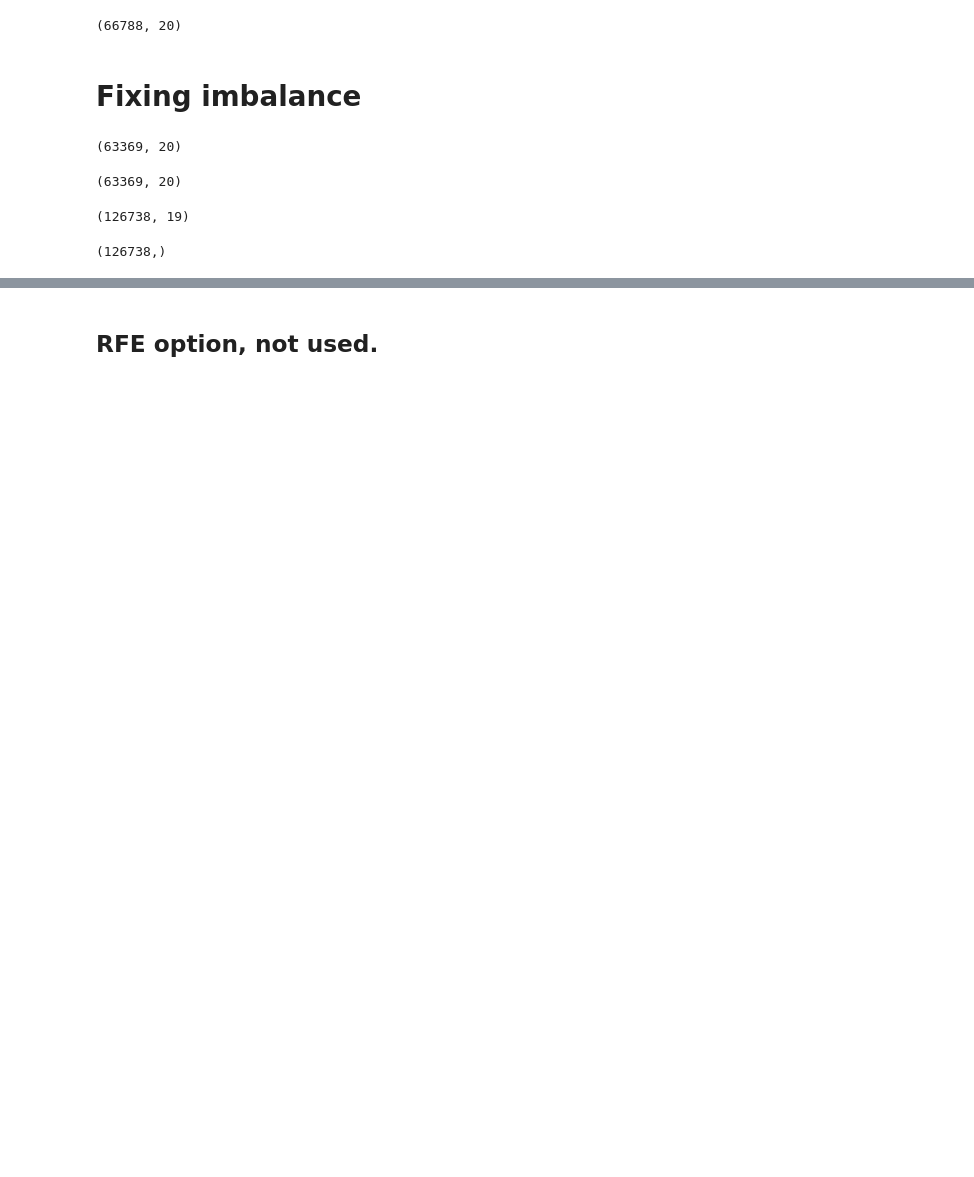
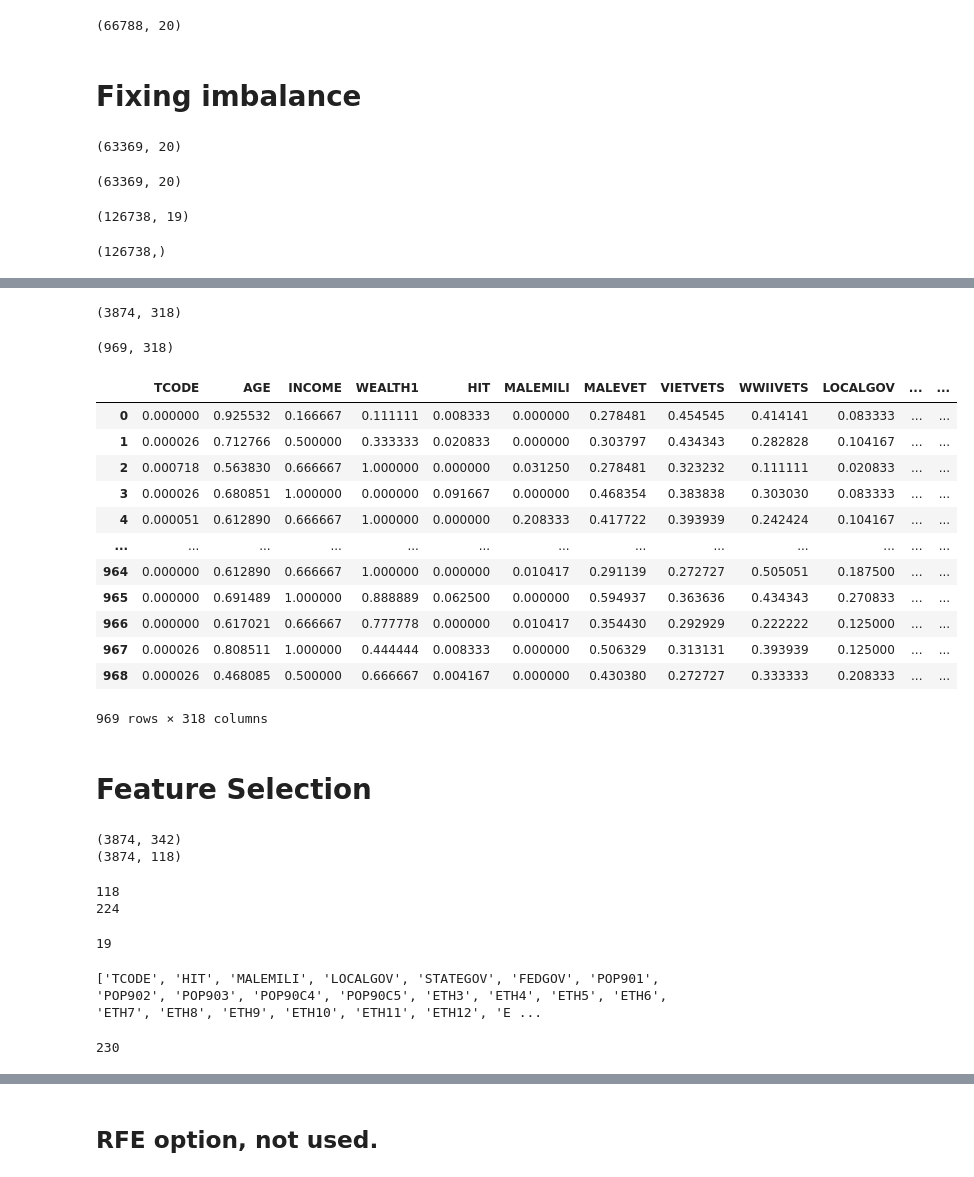
Before and after one commit to erin-berardi/Erin_dataV2-labs, a Jupyter notebook: Week_7_Full_notebook_random-forrest_solution.ipynb, the cells around one changed output, grey strips where cells are left out. Drawn from its saved outputs; the diff is of its cells as text; code cells hidden in the pictures; blank space fills up the shorter version.

```diff
--- a/Week_7_Full_notebook_random-forrest_solution.ipynb
+++ b/Week_7_Full_notebook_random-forrest_solution.ipynb
@@ -697,0 +721,7 @@ We can clearly conclude that it's in the best interest of Healthcare 4 All to ha
+# %%
+X_train1, X_test1, y_train1, y_test1 = train_test_split(X_D, y_D, test_size=0.2, random_state=42)
+# %%
+X_train_cat1 = X_train1.select_dtypes(include = object)
+X_train_num1 =X_train1.select_dtypes(include = np.number)
+X_test_cat1 = X_test1.select_dtypes(include = object)
+X_test_num1 =X_test1.select_dtypes(include = np.number)
@@ -697,0 +772,31 @@ We can clearly conclude that it's in the best interest of Healthcare 4 All to ha
+# %%
+transformer = MinMaxScaler().fit(X_train_num1)
+X_train_num_norm1 = transformer.transform(X_train_num1)
+print(X_train_num_norm1.shape)
+X_train_num_scale1 = pd.DataFrame(X_train_num_norm1, index = X_train_num1.index, columns=X_train_num1.columns)
+X_train_num_scale1.head()
+X_train_num_scale1.reset_index(drop = True, inplace = True)
+# %% [output]
+(3874, 318)
+# %%
+X_test_num_norm1 = transformer.transform(X_test_num1)
+print(X_test_num_norm1.shape)
+X_test_num_scale1 = pd.DataFrame(X_test_num_norm1, index = X_test_num1.index, columns=X_test_num1.columns)
+X_test_num_scale1.head()
+X_test_num_scale1.reset_index(drop = True, inplace=True)
+X_test_num_scale1
+# %% [output]
+(969, 318)
+|  | TCODE | AGE | INCOME | WEALTH1 | HIT | MALEMILI | MALEVET | VIETVETS | WWIIVETS | LOCALGOV | ... | ... |
+| 0 | 0.000000 | 0.925532 | 0.166667 | 0.111111 | 0.008333 | 0.000000 | 0.278481 | 0.454545 | 0.414141 | 0.083333 | ... | ... |
+| 1 | 0.000026 | 0.712766 | 0.500000 | 0.333333 | 0.020833 | 0.000000 | 0.303797 | 0.434343 | 0.282828 | 0.104167 | ... | ... |
+| 2 | 0.000718 | 0.563830 | 0.666667 | 1.000000 | 0.000000 | 0.031250 | 0.278481 | 0.323232 | 0.111111 | 0.020833 | ... | ... |
+| 3 | 0.000026 | 0.680851 | 1.000000 | 0.000000 | 0.091667 | 0.000000 | 0.468354 | 0.383838 | 0.303030 | 0.083333 | ... | ... |
+| 4 | 0.000051 | 0.612890 | 0.666667 | 1.000000 | 0.000000 | 0.208333 | 0.417722 | 0.393939 | 0.242424 | 0.104167 | ... | ... |
+| ... | ... | ... | ... | ... | ... | ... | ... | ... | ... | ... | ... | ... |
+| 964 | 0.000000 | 0.612890 | 0.666667 | 1.000000 | 0.000000 | 0.010417 | 0.291139 | 0.272727 | 0.505051 | 0.187500 | ... | ... |
+| 965 | 0.000000 | 0.691489 | 1.000000 | 0.888889 | 0.062500 | 0.000000 | 0.594937 | 0.363636 | 0.434343 | 0.270833 | ... | ... |
+| 966 | 0.000000 | 0.617021 | 0.666667 | 0.777778 | 0.000000 | 0.010417 | 0.354430 | 0.292929 | 0.222222 | 0.125000 | ... | ... |
+| 967 | 0.000026 | 0.808511 | 1.000000 | 0.444444 | 0.008333 | 0.000000 | 0.506329 | 0.313131 | 0.393939 | 0.125000 | ... | ... |
+| 968 | 0.000026 | 0.468085 | 0.500000 | 0.666667 | 0.004167 | 0.000000 | 0.430380 | 0.272727 | 0.333333 | 0.208333 | ... | ... |
+969 rows × 318 columns
@@ -697,0 +811,38 @@ We can clearly conclude that it's in the best interest of Healthcare 4 All to ha
+# %% [markdown]
+# Feature Selection
+# %%
+from sklearn.feature_selection import VarianceThreshold
+Var_threshold = 0.02
+sel = VarianceThreshold(threshold=Var_threshold)
+
+sel = sel.fit(X_train1)
+temp = sel.transform(X_train1)
+temp = pd.DataFrame(temp)
+print(X_train1.shape)
+print(temp.shape)
+# %% [output]
+(3874, 342)
+(3874, 118)
+# %%
+sel.variances_ > Var_threshold
+sel.get_support()
+var_list = list(sel.get_support())
+var_list
+print(var_list.count(True))
+print(var_list.count(False))
+# %% [output]
+118
+224
+# %%
+zipped = list(zip(X_train.columns,var_list))
+len(zipped)
+# %% [output]
+19
+# %%
+drop_list = [col[0] for col in zip(X_train1.columns,var_list) if col[1] == False]
+print(drop_list)
+drop_list = drop_list +['HVP1','HVP2','HVP3','HVP5','HVP6','HV2']
+len(drop_list)
+# %% [output]
+['TCODE', 'HIT', 'MALEMILI', 'LOCALGOV', 'STATEGOV', 'FEDGOV', 'POP901', 'POP902', 'POP903', 'POP90C4', 'POP90C5', 'ETH3', 'ETH4', 'ETH5', 'ETH6', 'ETH7', 'ETH8', 'ETH9', 'ETH10', 'ETH11', 'ETH12', 'E ...
+230
```
Also changed, not shown: parts of 38 cells of this notebook, 10 other files.
